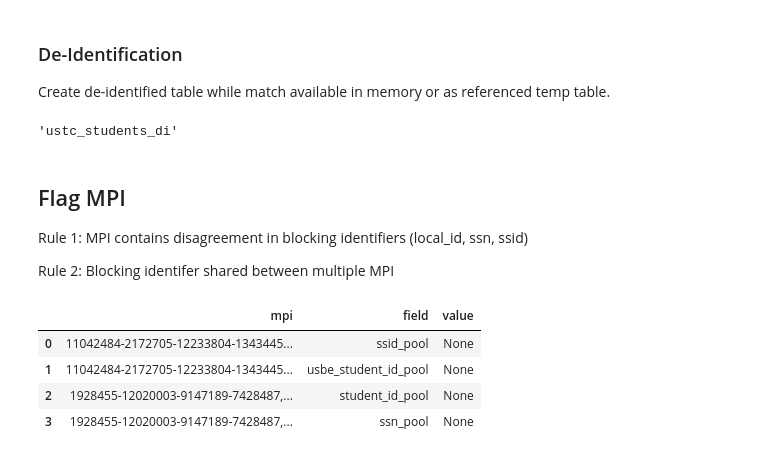
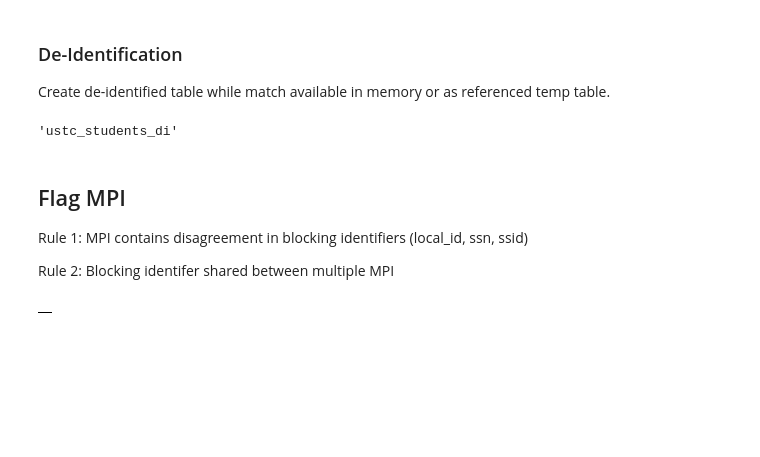
Before and after one commit to frellnick/mpi_demo, a Jupyter notebook: devbook.ipynb, the cells around one changed output. Saved outputs shown, nothing was run; the diff lists cells and outputs as text; code cells hidden in the pictures; blank space fills up the shorter version.

```diff
--- a/devbook.ipynb
+++ b/devbook.ipynb
@@ -387,12 +387,10 @@ Rule 1:  MPI contains disagreement in blocking identifiers (local_id, ssn, ssid)
 
 Rule 2:  Blocking identifer shared between multiple MPI
 # %%
-from mpi.postprocess import check_repeat_identifiers
+from mpi.postprocess import Rule2
 
-check_repeat_identifiers()
+f = Rule2()
-# %% [output]
-|  | mpi | field | value |
-| 0 | 11042484-2172705-12233804-1343445... | ssid_pool | None |
-| 1 | 11042484-2172705-12233804-1343445... | usbe_student_id_pool | None |
-| 2 | 1928455-12020003-9147189-7428487,... | student_id_pool | None |
-| 3 | 1928455-12020003-9147189-7428487,... | ssn_pool | None |
+# %%
+f
+# %% [output]
+|  |
```
Also changed, not shown: 5 other files.
